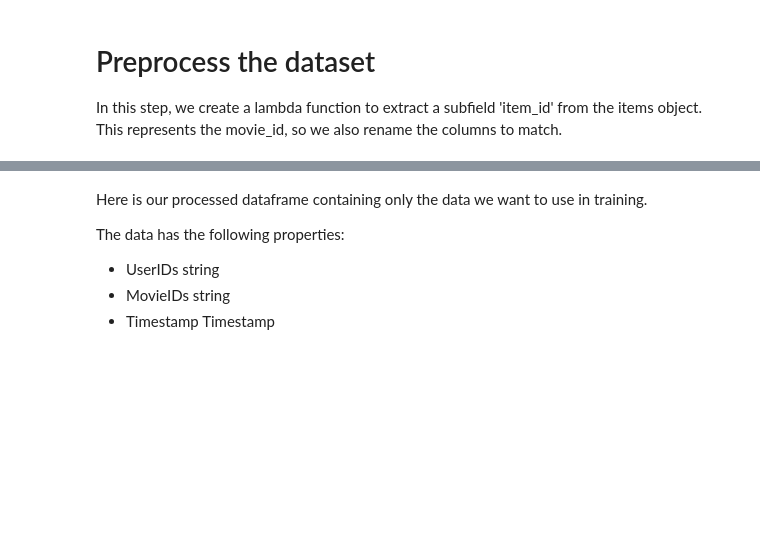
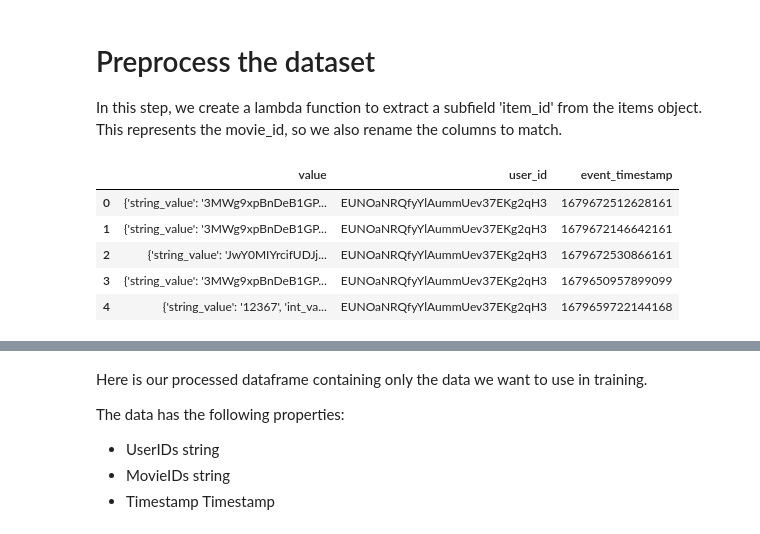
Before and after one commit to TheTriangle/Charities-ML, a Jupyter notebook: BasicModel.ipynb, the cells around one changed output, grey strips where cells are left out. Cells and saved outputs as stored; diff of their text form; code cells hidden in the pictures; blank space fills up the shorter version.

```diff
--- a/BasicModel.ipynb
+++ b/BasicModel.ipynb
@@ -101,0 +77,9 @@ In this step, we create a lambda function to extract a subfield 'item_id' from t
+# %%
+analytics_data.head()
+# %% [output]
+|  | value | user_id | event_timestamp |
+| 0 | {'string_value': '3MWg9xpBnDeB1GP... | EUNOaNRQfyYlAummUev37EKg2qH3 | 1679672512628161 |
+| 1 | {'string_value': '3MWg9xpBnDeB1GP... | EUNOaNRQfyYlAummUev37EKg2qH3 | 1679672146642161 |
+| 2 | {'string_value': 'JwY0MIYrcifUDJj... | EUNOaNRQfyYlAummUev37EKg2qH3 | 1679672530866161 |
+| 3 | {'string_value': '3MWg9xpBnDeB1GP... | EUNOaNRQfyYlAummUev37EKg2qH3 | 1679650957899099 |
+| 4 | {'string_value': '12367', 'int_va... | EUNOaNRQfyYlAummUev37EKg2qH3 | 1679659722144168 |
```
Also changed, not shown: parts of 80 cells of this notebook.
